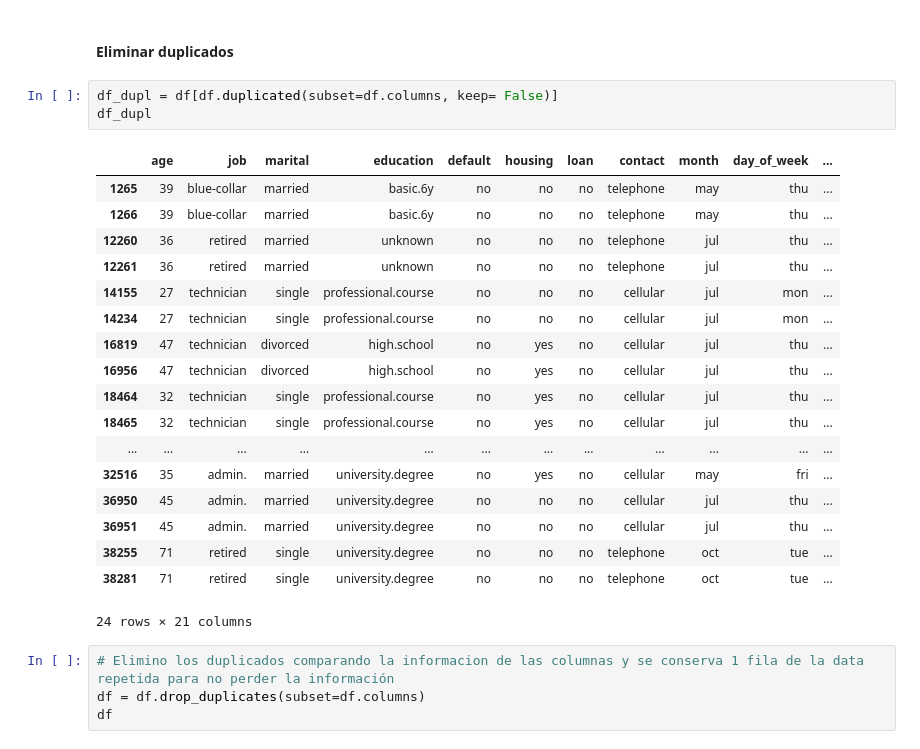
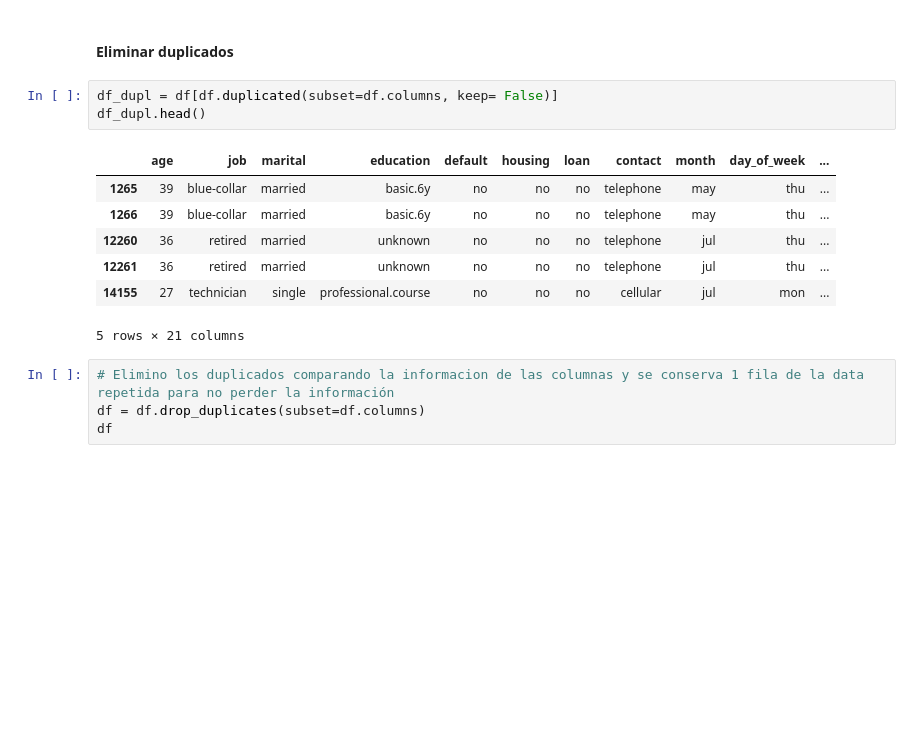
Before and after one commit to 4GeeksAcademy/cchico_LogisticRegression23, a Jupyter notebook: src/01-logistic-regression.ipynb.ipynb, the cells around one changed output. Saved outputs shown, nothing was run; the diff lists cells and outputs as text; blank space fills up the shorter version.

```diff
--- a/src/01-logistic-regression.ipynb.ipynb
+++ b/src/01-logistic-regression.ipynb.ipynb
@@ -212,26 +204,15 @@ mean_no, mean_yes
 #### **Eliminar duplicados**
 # %%
 df_dupl = df[df.duplicated(subset=df.columns, keep= False)]
-df_dupl
+df_dupl.head()
 # %% [output]
 |  | age | job | marital | education | default | housing | loan | contact | month | day_of_week | ... |
 | 1265 | 39 | blue-collar | married | basic.6y | no | no | no | telephone | may | thu | ... |
 | 1266 | 39 | blue-collar | married | basic.6y | no | no | no | telephone | may | thu | ... |
 | 12260 | 36 | retired | married | unknown | no | no | no | telephone | jul | thu | ... |
 | 12261 | 36 | retired | married | unknown | no | no | no | telephone | jul | thu | ... |
 | 14155 | 27 | technician | single | professional.course | no | no | no | cellular | jul | mon | ... |
-| 14234 | 27 | technician | single | professional.course | no | no | no | cellular | jul | mon | ... |
-| 16819 | 47 | technician | divorced | high.school | no | yes | no | cellular | jul | thu | ... |
-| 16956 | 47 | technician | divorced | high.school | no | yes | no | cellular | jul | thu | ... |
-| 18464 | 32 | technician | single | professional.course | no | yes | no | cellular | jul | thu | ... |
-| 18465 | 32 | technician | single | professional.course | no | yes | no | cellular | jul | thu | ... |
-| ... | ... | ... | ... | ... | ... | ... | ... | ... | ... | ... | ... |
-| 32516 | 35 | admin. | married | university.degree | no | yes | no | cellular | may | fri | ... |
-| 36950 | 45 | admin. | married | university.degree | no | no | no | cellular | jul | thu | ... |
-| 36951 | 45 | admin. | married | university.degree | no | no | no | cellular | jul | thu | ... |
-| 38255 | 71 | retired | single | university.degree | no | no | no | telephone | oct | tue | ... |
-| 38281 | 71 | retired | single | university.degree | no | no | no | telephone | oct | tue | ... |
-24 rows × 21 columns
+5 rows × 21 columns
 # %%
 # Elimino los duplicados comparando la informacion de las columnas y se conserva 1 fila de la data repetida para no perder la información
 df = df.drop_duplicates(subset=df.columns)
```
Also changed, not shown: parts of 52 cells of this notebook, 3 other files.
